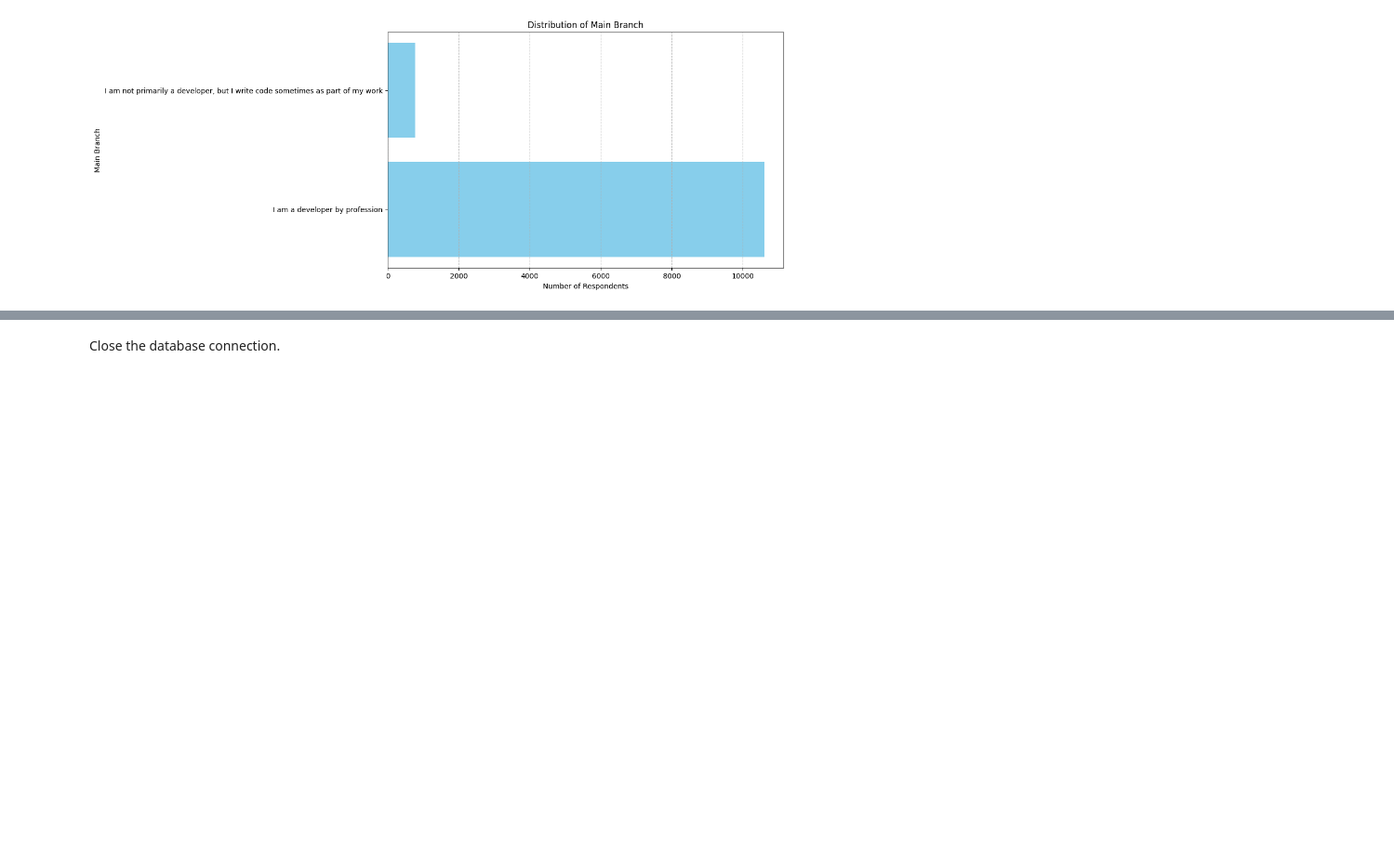
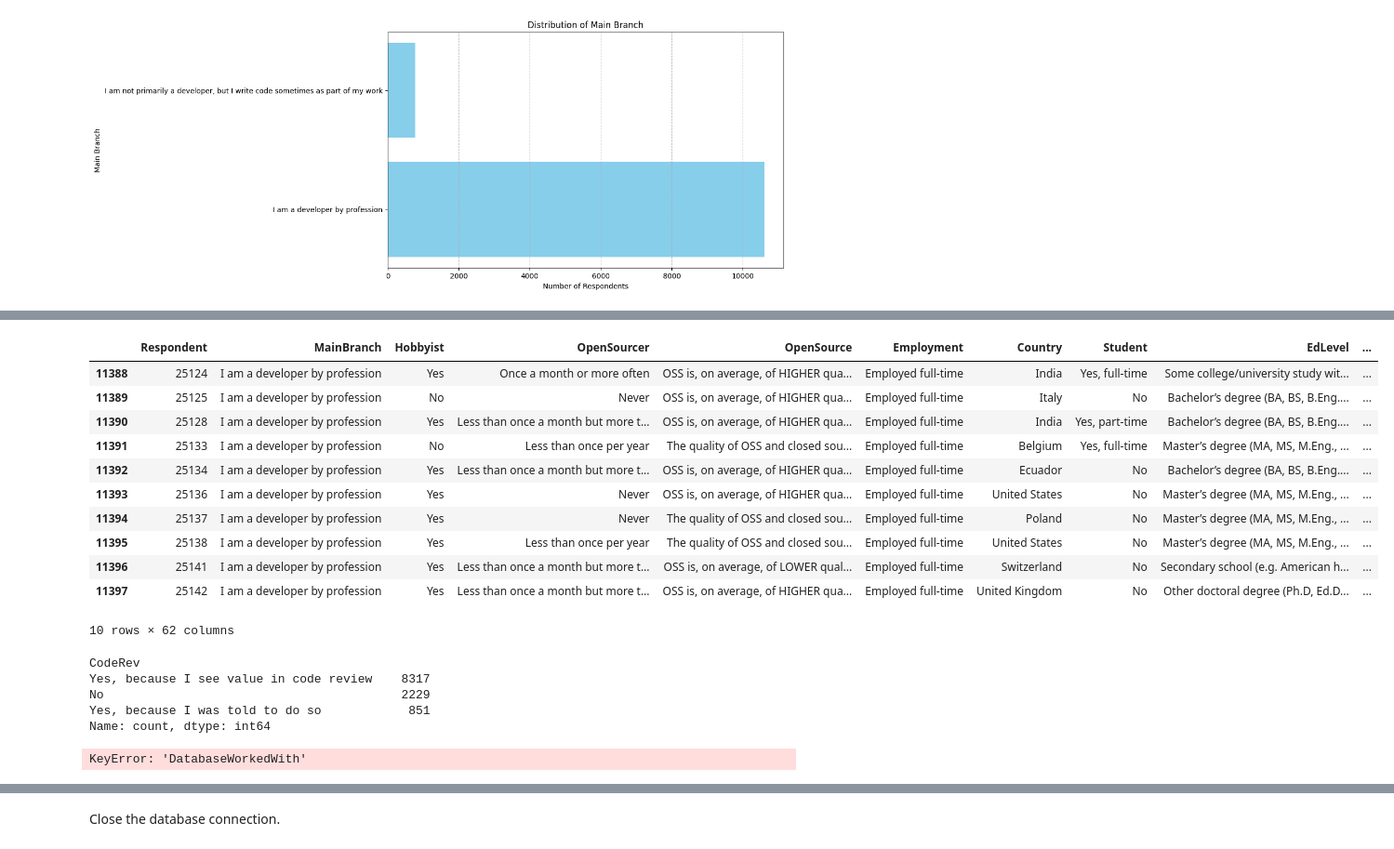
Before and after one commit to Majeedraheem/Final_Project-, a Jupyter notebook: module 4/M4DataVisualization-lab.ipynb, the cells around one changed output, grey strips where cells are left out. Shown at 93% size. Saved outputs shown, nothing was run; the diff lists cells and outputs as text; code cells hidden in the pictures; blank space fills up the shorter version.

```diff
--- a/module 4/M4DataVisualization-lab.ipynb
+++ b/module 4/M4DataVisualization-lab.ipynb
@@ -434,0 +490,27 @@ plt.show()
+# %%
+df_.tail(10)
+# %% [output]
+|  | Respondent | MainBranch | Hobbyist | OpenSourcer | OpenSource | Employment | Country | Student | EdLevel | ... |
+| 11388 | 25124 | I am a developer by profession | Yes | Once a month or more often | OSS is, on average, of HIGHER qua... | Employed full-time | India | Yes, full-time | Some college/university study wit... | ... |
+| 11389 | 25125 | I am a developer by profession | No | Never | OSS is, on average, of HIGHER qua... | Employed full-time | Italy | No | Bachelor’s degree (BA, BS, B.Eng.... | ... |
+| 11390 | 25128 | I am a developer by profession | Yes | Less than once a month but more t... | OSS is, on average, of HIGHER qua... | Employed full-time | India | Yes, part-time | Bachelor’s degree (BA, BS, B.Eng.... | ... |
+| 11391 | 25133 | I am a developer by profession | No | Less than once per year | The quality of OSS and closed sou... | Employed full-time | Belgium | Yes, full-time | Master’s degree (MA, MS, M.Eng., ... | ... |
+| 11392 | 25134 | I am a developer by profession | Yes | Less than once a month but more t... | OSS is, on average, of HIGHER qua... | Employed full-time | Ecuador | No | Bachelor’s degree (BA, BS, B.Eng.... | ... |
+| 11393 | 25136 | I am a developer by profession | Yes | Never | OSS is, on average, of HIGHER qua... | Employed full-time | United States | No | Master’s degree (MA, MS, M.Eng., ... | ... |
+| 11394 | 25137 | I am a developer by profession | Yes | Never | The quality of OSS and closed sou... | Employed full-time | Poland | No | Master’s degree (MA, MS, M.Eng., ... | ... |
+| 11395 | 25138 | I am a developer by profession | Yes | Less than once per year | The quality of OSS and closed sou... | Employed full-time | United States | No | Master’s degree (MA, MS, M.Eng., ... | ... |
+| 11396 | 25141 | I am a developer by profession | Yes | Less than once a month but more t... | OSS is, on average, of LOWER qual... | Employed full-time | Switzerland | No | Secondary school (e.g. American h... | ... |
+| 11397 | 25142 | I am a developer by profession | Yes | Less than once a month but more t... | OSS is, on average, of HIGHER qua... | Employed full-time | United Kingdom | No | Other doctoral degree (Ph.D, Ed.D... | ... |
+10 rows × 62 columns
+# %%
+df_[""].value_counts()
+# %% [output]
+CodeRev
+Yes, because I see value in code review    8317
+No                                         2229
+Yes, because I was told to do so            851
+Name: count, dtype: int64
+# %%
+df_["DatabaseWorkedWith"].value_counts()
+# %% [output]
+KeyError: 'DatabaseWorkedWith'
```
Also changed, not shown: parts of 17 cells of this notebook.
